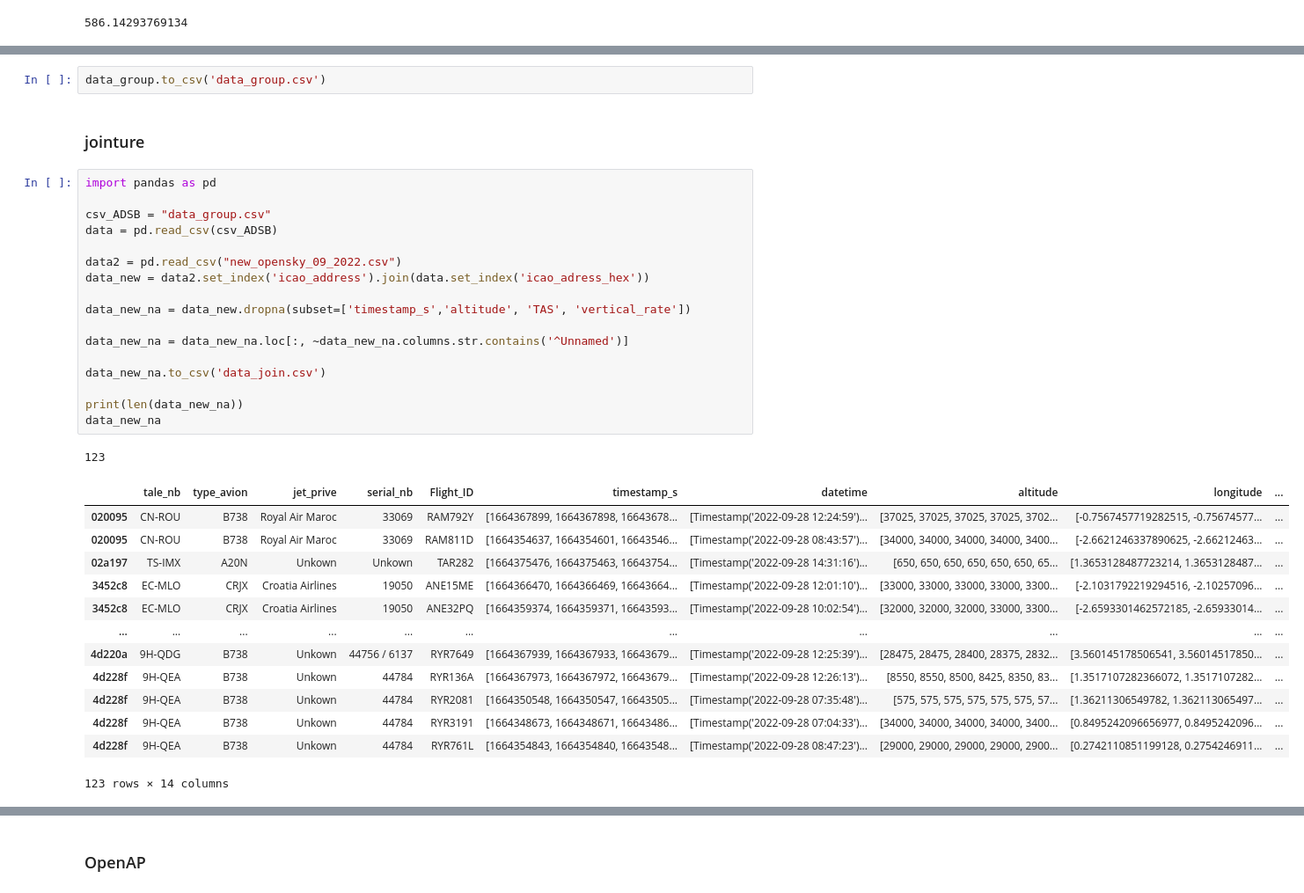
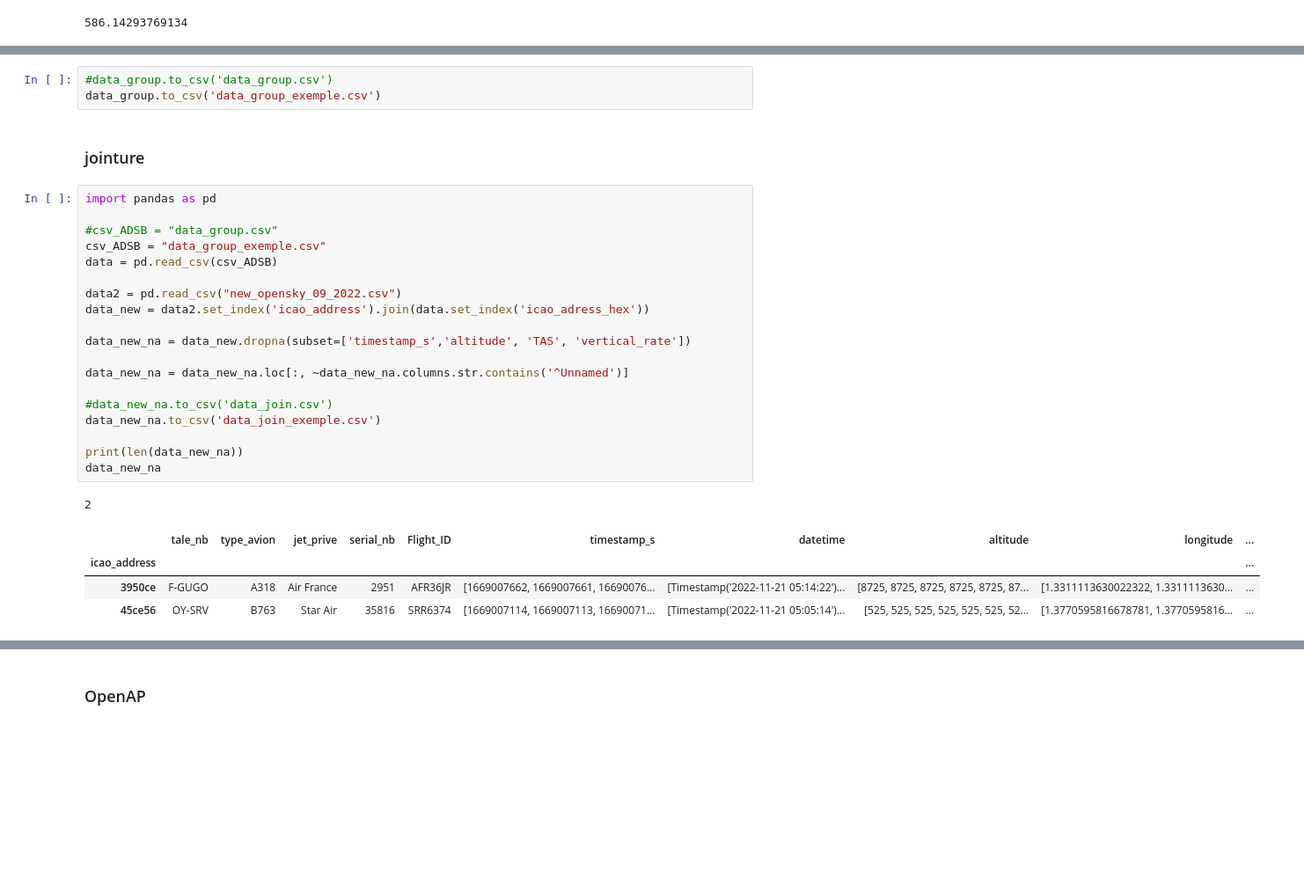
Before and after one commit to mboultam/Boultam-Meriem, a Jupyter notebook: objectif1-et autres.ipynb, the cells around one changed output, grey strips where cells are left out. Shown: that part at 88% size. Cells and saved outputs as stored; diff of their text form; blank space fills up the shorter version.

```diff
--- a/objectif1-1.ipynb
+++ b/objectif1-et autres.ipynb
@@ -249,36 +214,30 @@ data_group
 # %%
-data_group.to_csv('data_group.csv')
+#data_group.to_csv('data_group.csv')
+data_group.to_csv('data_group_exemple.csv')
 # %% [markdown]
 ### jointure
 # %%
 import pandas as pd
 
-csv_ADSB = "data_group.csv"
+#csv_ADSB = "data_group.csv"
+csv_ADSB = "data_group_exemple.csv"
 data = pd.read_csv(csv_ADSB)
 
 data2 = pd.read_csv("new_opensky_09_2022.csv")
 data_new = data2.set_index('icao_address').join(data.set_index('icao_adress_hex'))
 
 data_new_na = data_new.dropna(subset=['timestamp_s','altitude', 'TAS', 'vertical_rate'])
 
 data_new_na = data_new_na.loc[:, ~data_new_na.columns.str.contains('^Unnamed')]
 
-data_new_na.to_csv('data_join.csv')
+#data_new_na.to_csv('data_join.csv')
+data_new_na.to_csv('data_join_exemple.csv')
 
 print(len(data_new_na))
 data_new_na
 # %% [output]
-123
+2
 |  | tale_nb | type_avion | jet_prive | serial_nb | Flight_ID | timestamp_s | datetime | altitude | longitude | ... |
-| 020095 | CN-ROU | B738 | Royal Air Maroc | 33069 | RAM792Y | [1664367899, 1664367898, 16643678... | [Timestamp('2022-09-28 12:24:59')... | [37025, 37025, 37025, 37025, 3702... | [-0.7567457719282515, -0.75674577... | ... |
-| 020095 | CN-ROU | B738 | Royal Air Maroc | 33069 | RAM811D | [1664354637, 1664354601, 16643546... | [Timestamp('2022-09-28 08:43:57')... | [34000, 34000, 34000, 34000, 3400... | [-2.6621246337890625, -2.66212463... | ... |
-| 02a197 | TS-IMX | A20N | Unkown | Unkown | TAR282 | [1664375476, 1664375463, 16643754... | [Timestamp('2022-09-28 14:31:16')... | [650, 650, 650, 650, 650, 650, 65... | [1.3653128487723214, 1.3653128487... | ... |
-| 3452c8 | EC-MLO | CRJX | Croatia Airlines | 19050 | ANE15ME | [1664366470, 1664366469, 16643664... | [Timestamp('2022-09-28 12:01:10')... | [33000, 33000, 33000, 33000, 3300... | [-2.1031792219294516, -2.10257096... | ... |
-| 3452c8 | EC-MLO | CRJX | Croatia Airlines | 19050 | ANE32PQ | [1664359374, 1664359371, 16643593... | [Timestamp('2022-09-28 10:02:54')... | [32000, 32000, 32000, 33000, 3300... | [-2.6593301462572185, -2.65933014... | ... |
-| ... | ... | ... | ... | ... | ... | ... | ... | ... | ... | ... |
-| 4d220a | 9H-QDG | B738 | Unkown | 44756 / 6137 | RYR7649 | [1664367939, 1664367933, 16643679... | [Timestamp('2022-09-28 12:25:39')... | [28475, 28475, 28400, 28375, 2832... | [3.560145178506541, 3.56014517850... | ... |
-| 4d228f | 9H-QEA | B738 | Unkown | 44784 | RYR136A | [1664367973, 1664367972, 16643679... | [Timestamp('2022-09-28 12:26:13')... | [8550, 8550, 8500, 8425, 8350, 83... | [1.3517107282366072, 1.3517107282... | ... |
-| 4d228f | 9H-QEA | B738 | Unkown | 44784 | RYR2081 | [1664350548, 1664350547, 16643505... | [Timestamp('2022-09-28 07:35:48')... | [575, 575, 575, 575, 575, 575, 57... | [1.36211306549782, 1.362113065497... | ... |
-| 4d228f | 9H-QEA | B738 | Unkown | 44784 | RYR3191 | [1664348673, 1664348671, 16643486... | [Timestamp('2022-09-28 07:04:33')... | [34000, 34000, 34000, 34000, 3400... | [0.8495242096656977, 0.8495242096... | ... |
-| 4d228f | 9H-QEA | B738 | Unkown | 44784 | RYR761L | [1664354843, 1664354840, 16643548... | [Timestamp('2022-09-28 08:47:23')... | [29000, 29000, 29000, 29000, 2900... | [0.2742110851199128, 0.2754246911... | ... |
+| icao_address |  |  |  |  |  |  |  |  |  | ... |
+| 3950ce | F-GUGO | A318 | Air France | 2951 | AFR36JR | [1669007662, 1669007661, 16690076... | [Timestamp('2022-11-21 05:14:22')... | [8725, 8725, 8725, 8725, 8725, 87... | [1.3311113630022322, 1.3311113630... | ... |
+| 45ce56 | OY-SRV | B763 | Star Air | 35816 | SRR6374 | [1669007114, 1669007113, 16690071... | [Timestamp('2022-11-21 05:05:14')... | [525, 525, 525, 525, 525, 525, 52... | [1.3770595816678781, 1.3770595816... | ... |
-123 rows × 14 columns
```
Also changed, not shown: parts of 10 cells of this notebook, 1 other file.
